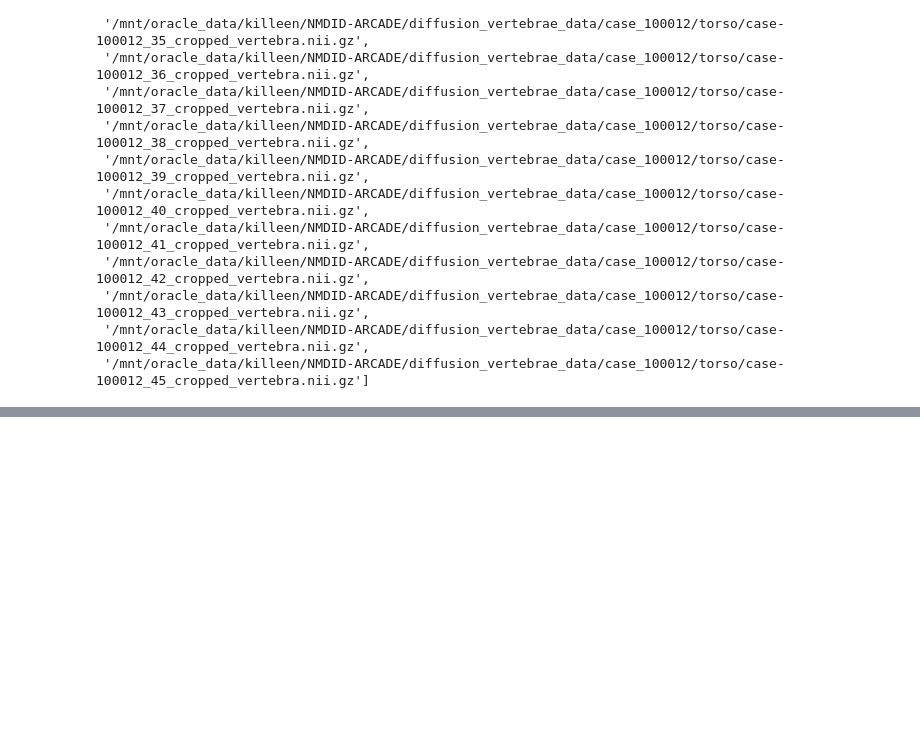
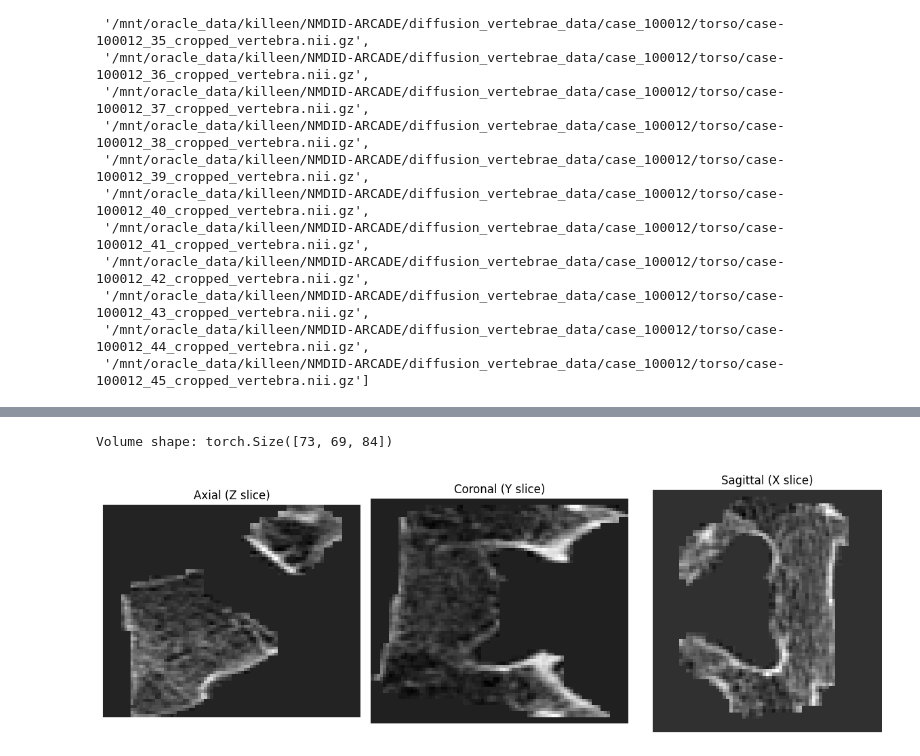
Before and after one commit to arcadelab/VertebralDiffusion, a Jupyter notebook: notebooks/play.ipynb, the cells around one changed output, grey strips where cells are left out. Cells and saved outputs as stored; diff of their text form; code cells hidden in the pictures; blank space fills up the shorter version.

```diff
--- a/notebooks/play.ipynb
+++ b/notebooks/play.ipynb
@@ -26,0 +165,30 @@ sorted(glob(os.path.join(data_dir, "*.nii.gz")))
+# %%
+import numpy as np
+import matplotlib.pyplot as plt
+
+def plot_volume_slices(vol):
+    fig, axes = plt.subplots(1, 3, figsize=(12, 4))
+
+    mid_z, mid_y, mid_x = np.array(vol.shape) // 2
+
+    axes[0].imshow(vol[mid_z, :, :], cmap='gray')
+    axes[0].set_title('Axial (Z slice)')
+
+    axes[1].imshow(vol[:, mid_y, :], cmap='gray')
+    axes[1].set_title('Coronal (Y slice)')
+
+    axes[2].imshow(vol[:, :, mid_x], cmap='gray')
+    axes[2].set_title('Sagittal (X slice)')
+
+    for ax in axes:
+        ax.axis('off')
+
+    plt.tight_layout()
+    plt.show()
+
+# Example usage:
+print("Volume shape:", vol.shape)
+plot_volume_slices(volume)
+# %% [output]
+Volume shape: torch.Size([73, 69, 84])
+[figure, added]
```
Also changed, not shown: parts of 12 cells of this notebook, 3 other files.
